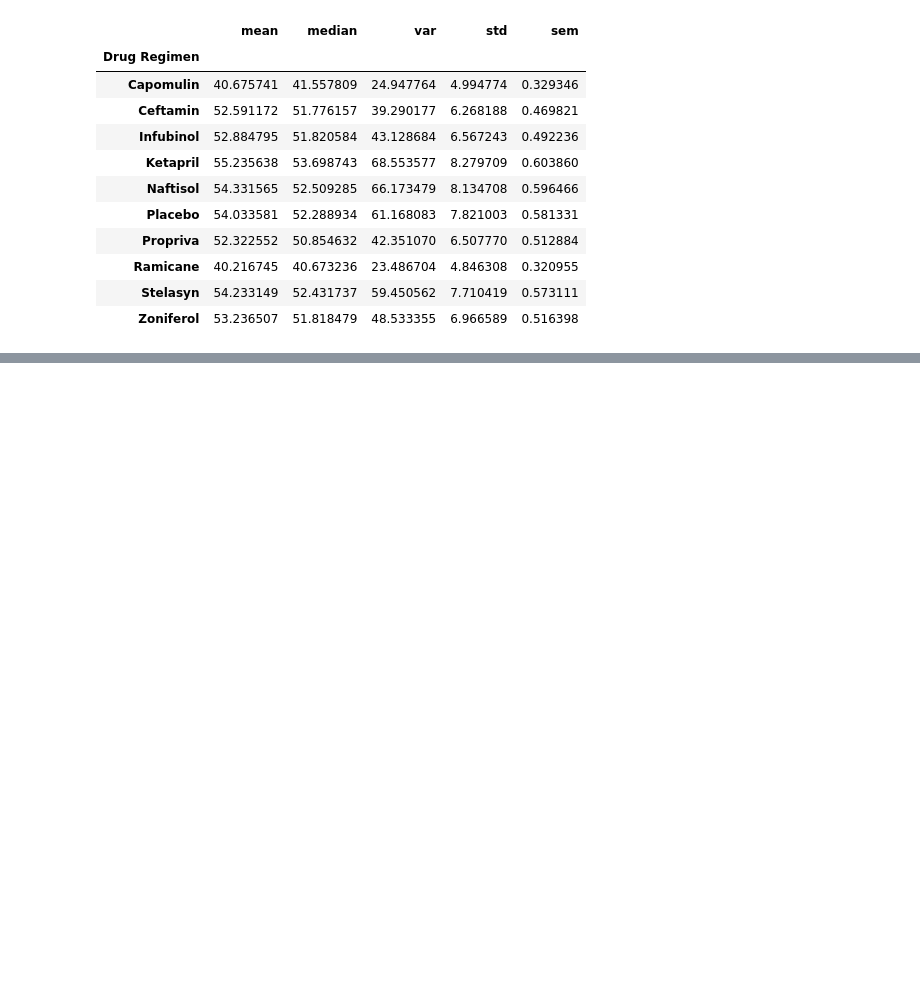
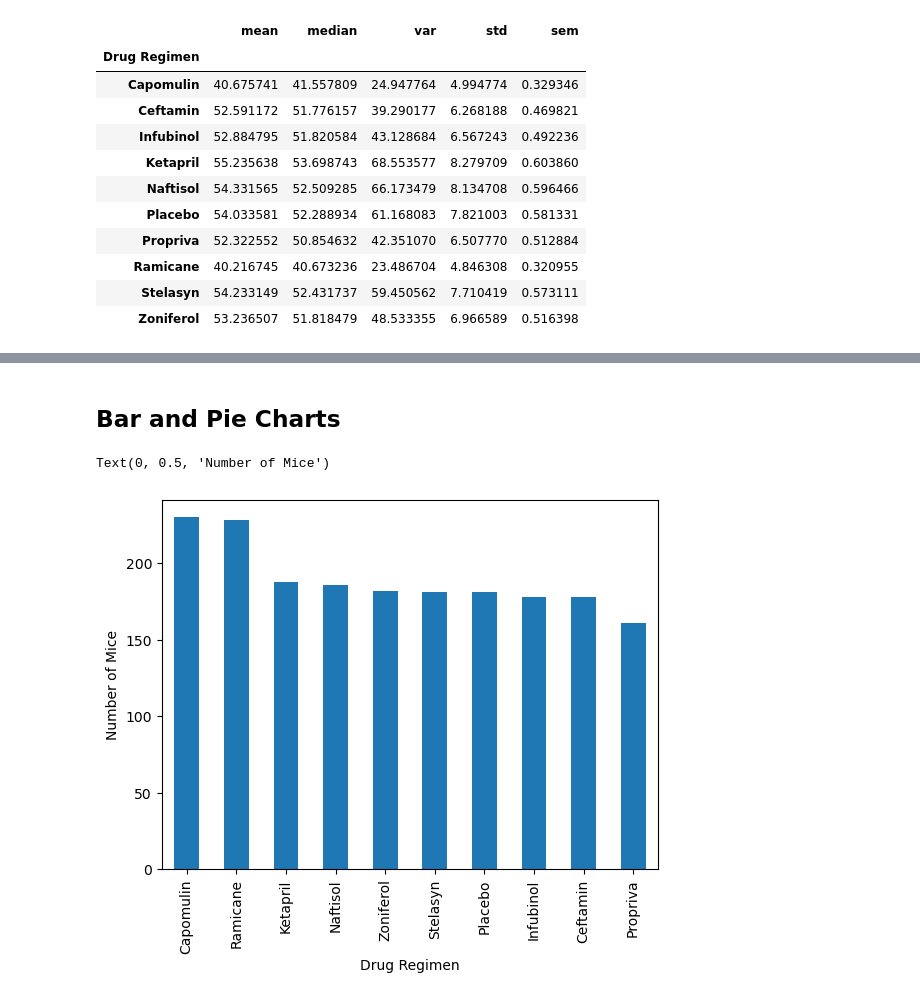
Before and after one commit to keshakp2023/Pymaceuticals-Challenge-5, a Jupyter notebook: Pymaceuticals_5.ipynb, the cells around one changed output, grey strips where cells are left out. Cells and saved outputs as stored; diff of their text form; code cells hidden in the pictures; blank space fills up the shorter version.

```diff
--- a/Pymaceuticals_5.ipynb
+++ b/Pymaceuticals_5.ipynb
@@ -134,3 +141,7 @@ Data_aggregation
 | Ramicane | 40.216745 | 40.673236 | 23.486704 | 4.846308 | 0.320955 |
 | Stelasyn | 54.233149 | 52.431737 | 59.450562 | 7.710419 | 0.573111 |
 | Zoniferol | 53.236507 | 51.818479 | 48.533355 | 6.966589 | 0.516398 |
+# %%
+# Generate a bar plot showing the total number of timepoints for all mice tested for each drug regimen using Pandas.
+Mice_tested = Pymaceutical_combined["Drug Regimen"].value_counts()
+Mice_tested
@@ -136,0 +160,11 @@ Data_aggregation
+# %% [markdown]
+## Bar and Pie Charts
+# %%
+#Create the first bar chart with the Pandas DataFrame.plot() method.
+plot_pd_bar = Mice_tested.plot.bar()
+plt.xlabel("Drug Regimen")
+plt.ylabel("Number of Mice")
+#plt.title("Number of Mice per Treatment")
+# %% [output]
+Text(0, 0.5, 'Number of Mice')
+[figure, added]
```
Also changed, not shown: parts of 18 cells of this notebook, 4 other files.
